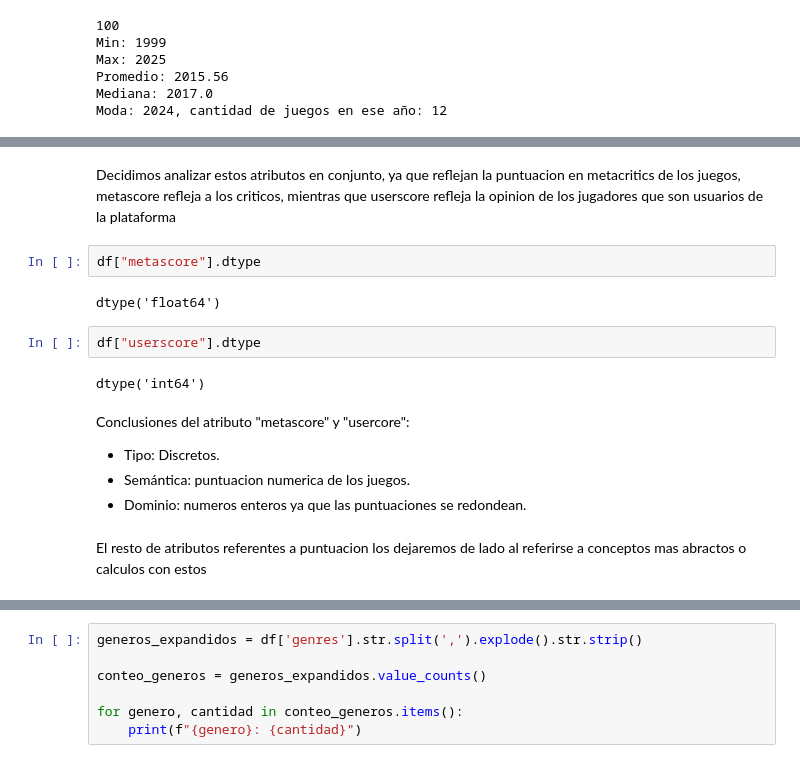
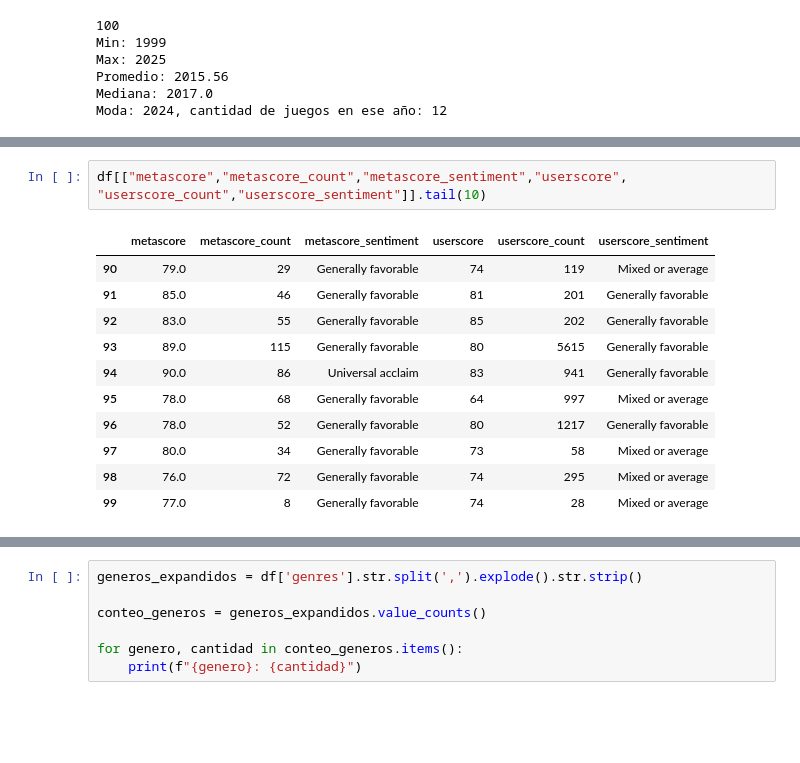
Before and after one commit to SantiagoCiaponi/data-science, a Jupyter notebook: notebooks/data_mining.ipynb, the cells around one changed output, grey strips where cells are left out. Cells and saved outputs as stored; diff of their text form; blank space fills up the shorter version.

```diff
--- a/notebooks/data_mining.ipynb
+++ b/notebooks/data_mining.ipynb
@@ -302,18 +297,14 @@ La distribución parece bastante equilibrada dentro del rango analizado. Sí, es
-# %% [markdown]
-Decidimos analizar estos atributos en conjunto, ya que reflejan la puntuacion en metacritics de los juegos, metascore refleja a los criticos, mientras que userscore refleja la opinion de los jugadores que son usuarios de la plataforma
-# %%
-df["metascore"].dtype
-# %% [output]
-dtype('float64')
-# %%
-df["userscore"].dtype
-# %% [output]
-dtype('int64')
-# %% [markdown]
-Conclusiones del atributo "metascore" y "usercore":
-
-* Tipo: Discretos.
-* Semántica: puntuacion numerica de los juegos.
-* Dominio: numeros enteros ya que las puntuaciones se redondean.
-# %% [markdown]
-El resto de atributos referentes a puntuacion los dejaremos de lado al referirse a conceptos mas abractos o calculos con estos
+# %%
+df[["metascore","metascore_count","metascore_sentiment","userscore", "userscore_count","userscore_sentiment"]].tail(10)
+# %% [output]
+|  | metascore | metascore_count | metascore_sentiment | userscore | userscore_count | userscore_sentiment |
+| 90 | 79.0 | 29 | Generally favorable | 74 | 119 | Mixed or average |
+| 91 | 85.0 | 46 | Generally favorable | 81 | 201 | Generally favorable |
+| 92 | 83.0 | 55 | Generally favorable | 85 | 202 | Generally favorable |
+| 93 | 89.0 | 115 | Generally favorable | 80 | 5615 | Generally favorable |
+| 94 | 90.0 | 86 | Universal acclaim | 83 | 941 | Generally favorable |
+| 95 | 78.0 | 68 | Generally favorable | 64 | 997 | Mixed or average |
+| 96 | 78.0 | 52 | Generally favorable | 80 | 1217 | Generally favorable |
+| 97 | 80.0 | 34 | Generally favorable | 73 | 58 | Mixed or average |
+| 98 | 76.0 | 72 | Generally favorable | 74 | 295 | Mixed or average |
+| 99 | 77.0 | 8 | Generally favorable | 74 | 28 | Mixed or average |
```
Also changed, not shown: parts of 134 cells of this notebook, 1 other file.
